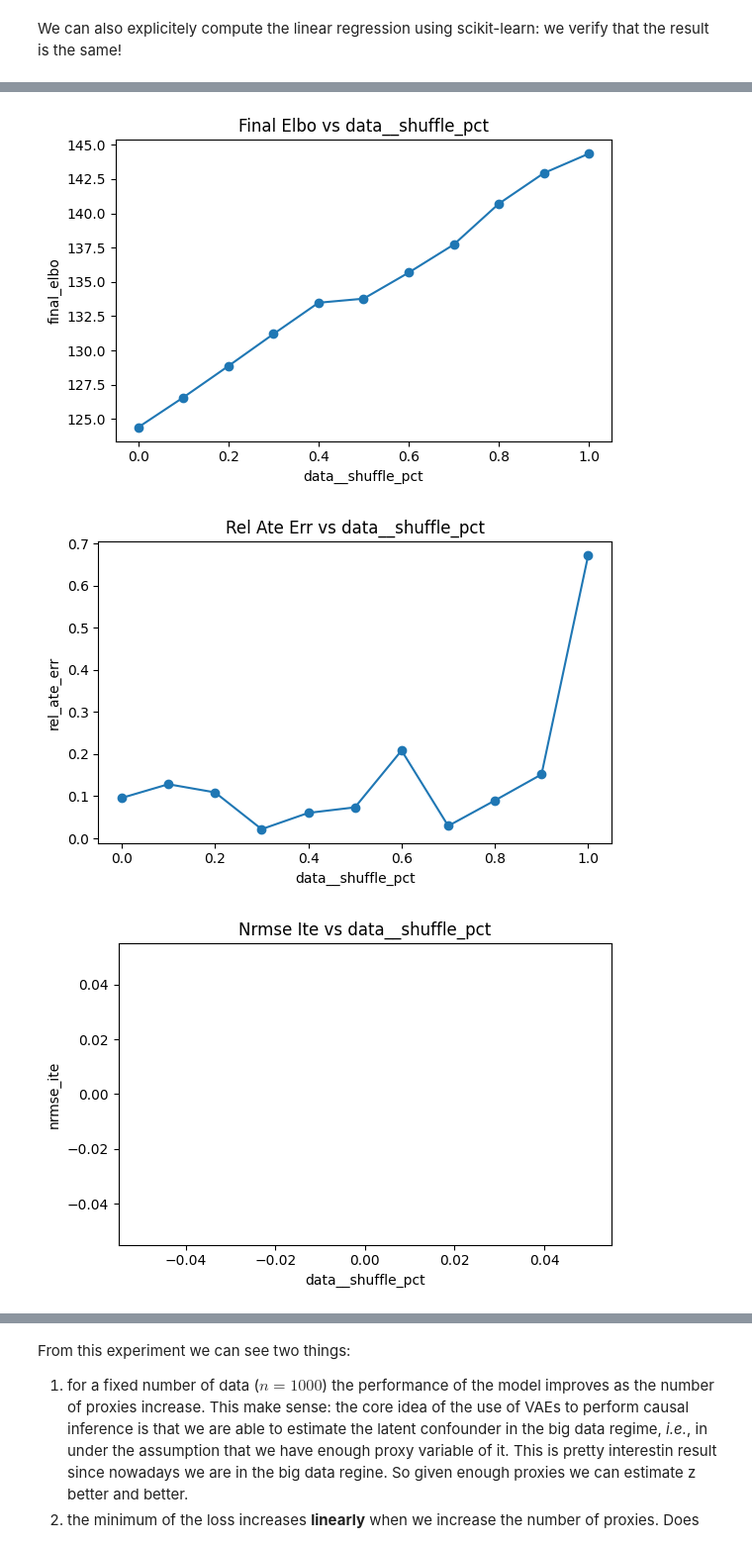
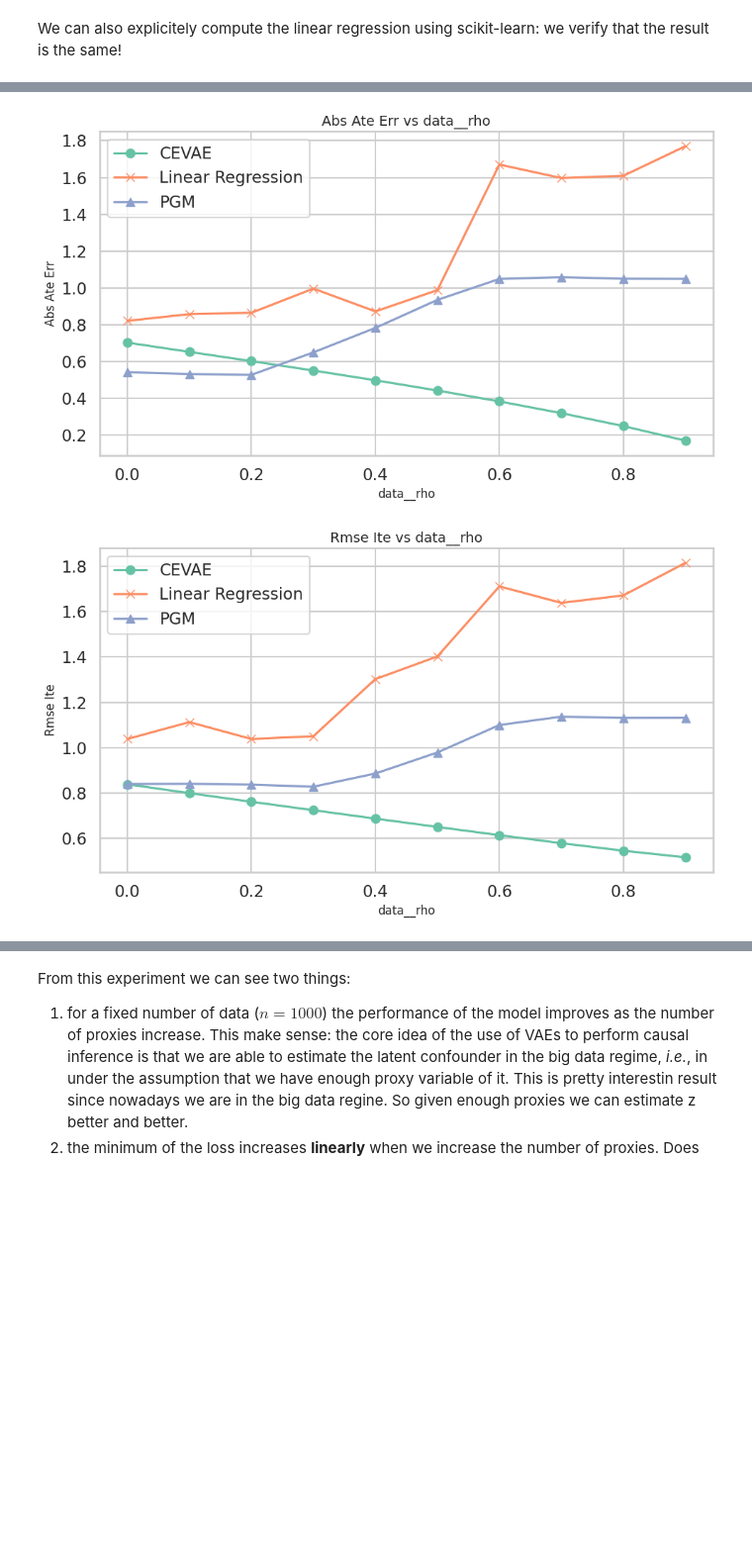
Before and after one commit to christianfaccio/causal_machine_learning, a Jupyter notebook: src/causal_effect_inference.ipynb, the cells around one changed output, grey strips where cells are left out. Shown at 99% size. Saved outputs shown, nothing was run; the diff lists cells and outputs as text; code cells hidden in the pictures; blank space fills up the shorter version.

```diff
--- a/src/causal_effect_inference.ipynb
+++ b/src/causal_effect_inference.ipynb
@@ -331,0 +383,4 @@ For a new patient instead:
+# %%
+pgm = PyroLinearProxyModel(init_scale=0.1, learning_rate=5e-3, weight_decay=0.0)
+
+losses = pgm.fit(x_train, t_train, y_train, num_epochs=1000, log_every=100, posterior_epochs=1000)
@@ -874,11 +864,36 @@ plot_two_experiment_results(results, linear_results)
 # %%
-results = run_experiment(
-    param_grid   = {"data__shuffle_pct": np.linspace(0, 1, 11)},
-    data_fn      = synthetic_dataset_linear,
-    model_cls    = CEVAE,
+# set up params to sweep
+param_grid = {
+    "data__rho": np.linspace(0.0, 0.9, 10),
+}
+
+results_pgm = run_experiment(
+    param_grid   = param_grid,
+    data_fn      = data_gen_fn,
+    data_kwargs = data_defaults,
+    model_cls    = PyroLinearProxyModel,
+    model_kwargs  = {},
+    fit_kwargs   = pgm_fit_defaults,
     metrics_fns  = metrics,
-    data_kwargs  = data_defaults_linear,
-    model_kwargs = model_defaults,
-    fit_kwargs   = fit_defaults,
 )
+
+results_cevae = run_experiment(
+    param_grid,
+    data_fn=data_gen_fn,
+    data_kwargs=data_defaults,
+    model_cls=CEVAE,
+    model_kwargs=model_defaults,
+    fit_kwargs=fit_defaults,
+    metrics_fns=metrics,
+)
+
+results_lr = run_experiment(
+    param_grid   = param_grid,
+    data_fn      = data_gen_fn,
+    data_kwargs = data_defaults,
+    model_cls    = LinearModel,
+    metrics_fns  = metrics,
+    model_kwargs  = {},
+    fit_kwargs   = {},
+)
 # %% [output]
@@ -902,6 +934,5 @@ DEBUG    batch ate = 1.66368
 # %%
-plot_experiment_results(results)
+plot_three_experiment_results(results_lr, results_cevae,results_pgm, x_param="data__rho")
 # %% [output]
-[figure, old version]
+[figure, new version]
-[figure, old version]
+[figure, new version]
-[figure, removed]
```
Also changed, not shown: parts of 94 cells of this notebook.
